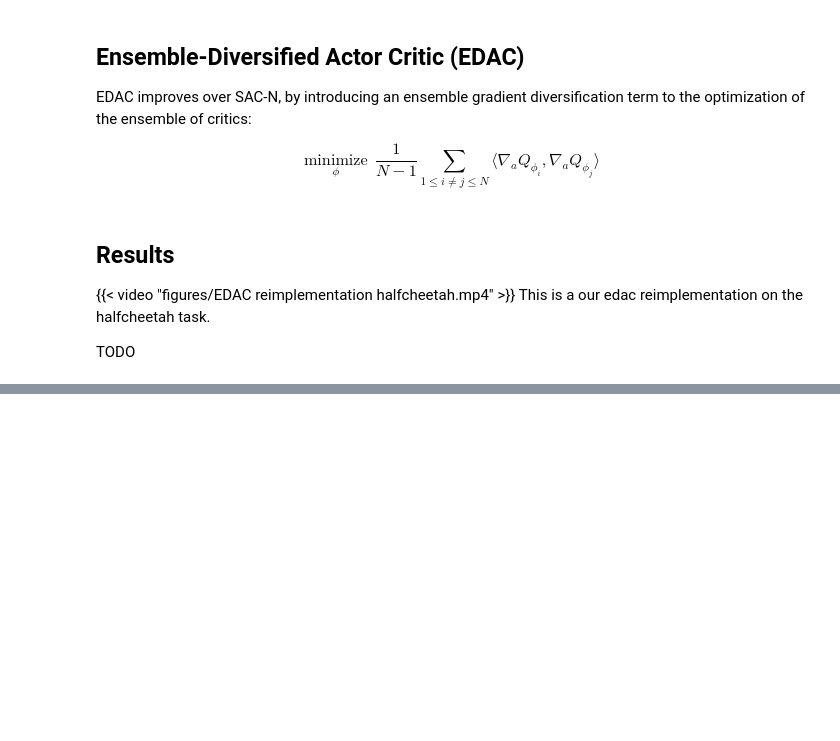
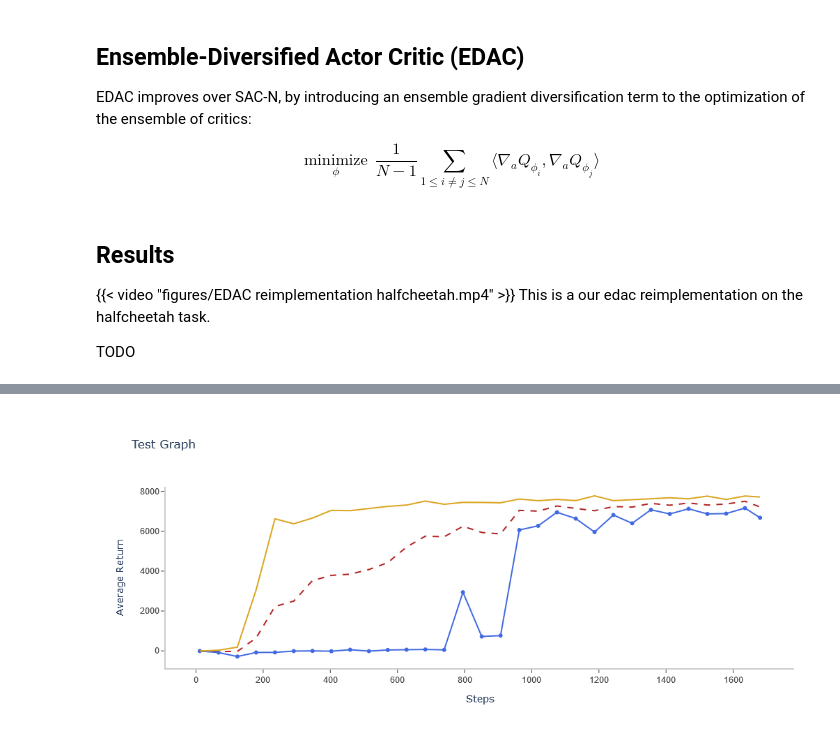
Before and after one commit to Safe-RL-Team/Uncertainty-Based-Offline-RL-with-Diversified-Q-Ensemble, a Jupyter notebook: blog/blog.ipynb, the cells around one changed output, grey strips where cells are left out. Drawn from its saved outputs; the diff is of its cells as text; code cells hidden in the pictures; blank space fills up the shorter version.

```diff
--- a/blog/blog.ipynb
+++ b/blog/blog.ipynb
@@ -133,0 +148,63 @@ TODO
+# %%
+import pandas as pd
+import plotly.graph_objects as go
+
+df = pd.read_csv('data/test.csv')
+
+# Build figure
+fig = go.Figure()
+
+fig.add_trace(go.Scatter(x=df["Step"], y=df["Group: EDAC-D4RL - eval/reward_mean"], name='Line 1',
+                         line=dict(color='firebrick', width=2, dash='dash')))
+
+fig.add_trace(go.Scatter(x=df["Step"], y=df["Group: EDAC-D4RL - eval/reward_mean__MIN"], name='Line 2',
+                         mode='lines+markers', line=dict(color='royalblue', width=2,)))
+
+fig.add_trace(go.Scatter(x=df["Step"], y=df["Group: EDAC-D4RL - eval/reward_mean__MAX"], name='Line 3',
+                         line=dict(color='goldenrod', width=2)))
+
+fig.update_layout(
+    title='Test Graph',
+    xaxis=dict(
+        title="Steps",
+        showline=True,
+        showgrid=True,
+        showticklabels=True,
+        linecolor='rgb(204, 204, 204)',
+        linewidth=2,
+        ticks='outside',
+        tickfont=dict(
+            family='Arial',
+            size=12,
+            color='rgb(82, 82, 82)',
+        ),
+    ),
+    yaxis=dict(
+        title="Average Return",
+        showgrid=True,
+        zeroline=True,
+        showline=True,
+        showticklabels=True,
+        linecolor='rgb(204, 204, 204)',
+        linewidth=2,
+        ticks='outside',
+        tickfont=dict(
+            family='Arial',
+            size=12,
+            color='rgb(82, 82, 82)',
+        )
+    ),
+    autosize=False,
+    margin=dict(
+        autoexpand=False,
+        l=100,
+        r=20,
+        t=110,
+    ),
+    showlegend=True,
+    plot_bgcolor='white'
+)
+
+fig.show()
+# %% [output]
+[figure, added]
```
Also changed, not shown: parts of 2 cells of this notebook.
